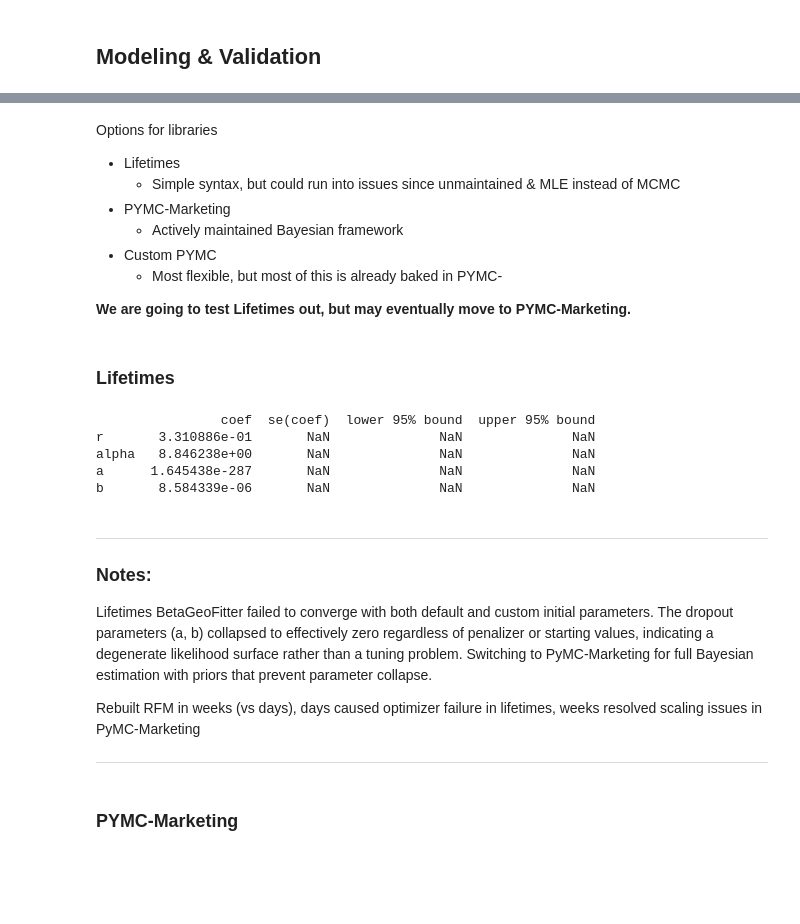
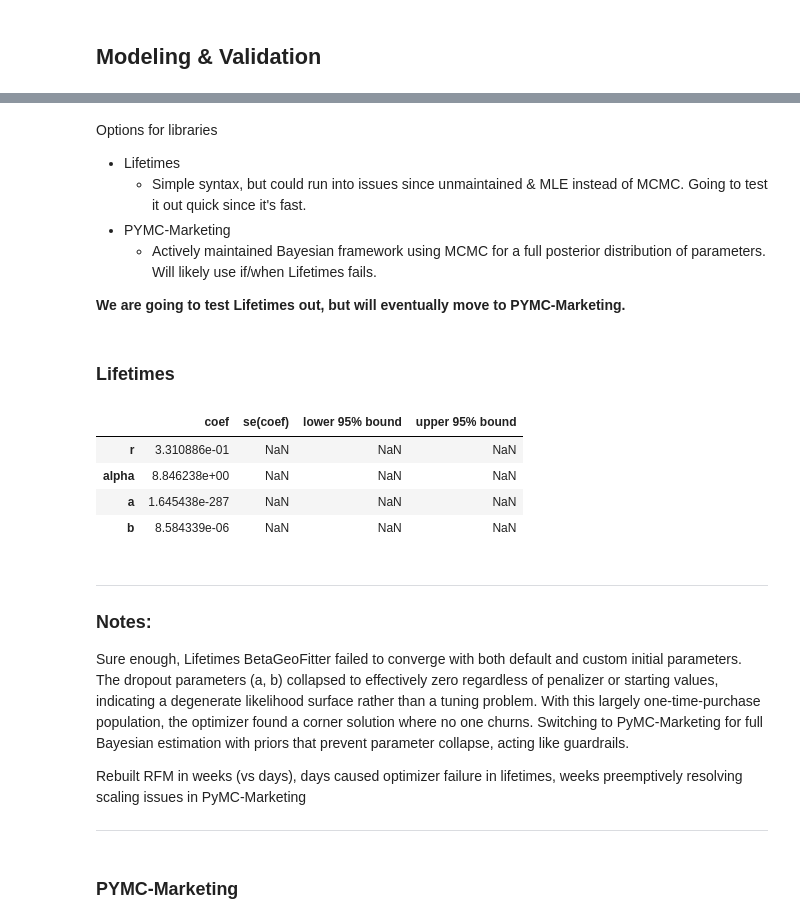
Before and after one commit to jwalluww/MarketingScience, a Jupyter notebook: ltv-hierarchical/notebooks/ltv_hierarchical_model.ipynb, the cells around one changed output, grey strips where cells are left out. Saved outputs shown, nothing was run; the diff lists cells and outputs as text; code cells hidden in the pictures; blank space fills up the shorter version.

```diff
--- a/ltv-hierarchical/notebooks/ltv_hierarchical_model.ipynb
+++ b/ltv-hierarchical/notebooks/ltv_hierarchical_model.ipynb
@@ -331,51 +342,49 @@ Options for methodology
 # %% [markdown]
 Options for libraries
 - Lifetimes
-    - Simple syntax, but could run into issues since unmaintained & MLE instead of MCMC
+    - Simple syntax, but could run into issues since unmaintained & MLE instead of MCMC. Going to test it out quick since it's fast.
 - PYMC-Marketing
-    - Actively maintained Bayesian framework
-- Custom PYMC
-    - Most flexible, but most of this is already baked in PYMC-
+    - Actively maintained Bayesian framework using MCMC for a full posterior distribution of parameters. Will likely use if/when Lifetimes fails.
 
-**We are going to test Lifetimes out, but may eventually move to PYMC-Marketing.**
+**We are going to test Lifetimes out, but will eventually move to PYMC-Marketing.**
 # %% [markdown]
 ### Lifetimes
 # %%
 from lifetimes.utils import summary_data_from_transaction_data
 from lifetimes import BetaGeoFitter
 
 # Rebuild RFM in weeks instead of days
 rfm_weeks = summary_data_from_transaction_data(
     calib_df,
     customer_id_col='customer_id',
     datetime_col='transaction_date',
     monetary_value_col='order_value',
     observation_period_end=CALIBRATION_END,
     freq='W'
 )
 
 bgf = BetaGeoFitter(penalizer_coef=0.1)
 bgf.fit(
     rfm_weeks['frequency'],
     rfm_weeks['recency'],
     rfm_weeks['T'],
     initial_params=[0.5, 5.0, 0.5, 5.0]  # r, alpha, a, b
 )
-print(bgf.summary)
+bgf.summary
 # %% [output]
-                coef  se(coef)  lower 95% bound  upper 95% bound
-r       3.310886e-01       NaN              NaN              NaN
-alpha   8.846238e+00       NaN              NaN              NaN
-a      1.645438e-287       NaN              NaN              NaN
-b       8.584339e-06       NaN              NaN              NaN
+|  | coef | se(coef) | lower 95% bound | upper 95% bound |
+| r | 3.310886e-01 | NaN | NaN | NaN |
+| alpha | 8.846238e+00 | NaN | NaN | NaN |
+| a | 1.645438e-287 | NaN | NaN | NaN |
+| b | 8.584339e-06 | NaN | NaN | NaN |
 # %% [markdown]
 ***
 ### **Notes**:
-Lifetimes BetaGeoFitter failed to converge with both default and custom initial parameters. The dropout parameters (a, b) collapsed to
-effectively zero regardless of penalizer or starting values, indicating a degenerate likelihood surface rather than a tuning problem.
-Switching to PyMC-Marketing for full Bayesian estimation with priors that prevent parameter collapse.
+Sure enough, Lifetimes BetaGeoFitter failed to converge with both default and custom initial parameters. The dropout parameters (a, b) collapsed to
+effectively zero regardless of penalizer or starting values, indicating a degenerate likelihood surface rather than a tuning problem. With this largely one-time-purchase population, the optimizer found a corner solution where no one churns.
+Switching to PyMC-Marketing for full Bayesian estimation with priors that prevent parameter collapse, acting like guardrails.
 
-Rebuilt RFM in weeks (vs days), days caused optimizer failure in lifetimes, weeks resolved scaling issues in PyMC-Marketing
+Rebuilt RFM in weeks (vs days), days caused optimizer failure in lifetimes, weeks preemptively resolving scaling issues in PyMC-Marketing
 ***
 # %% [markdown]
 ### PYMC-Marketing
```
Also changed, not shown: parts of 21 cells of this notebook.
